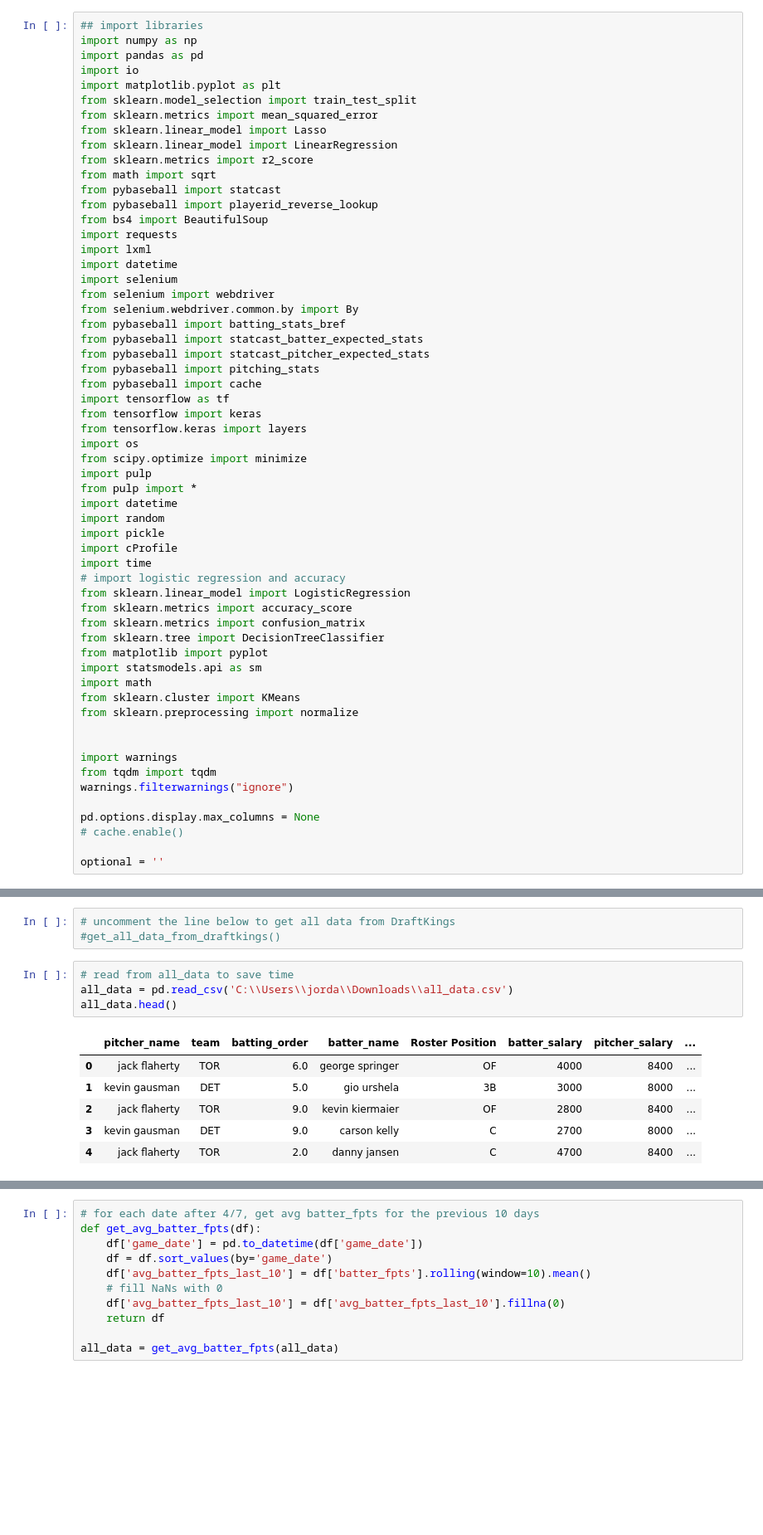
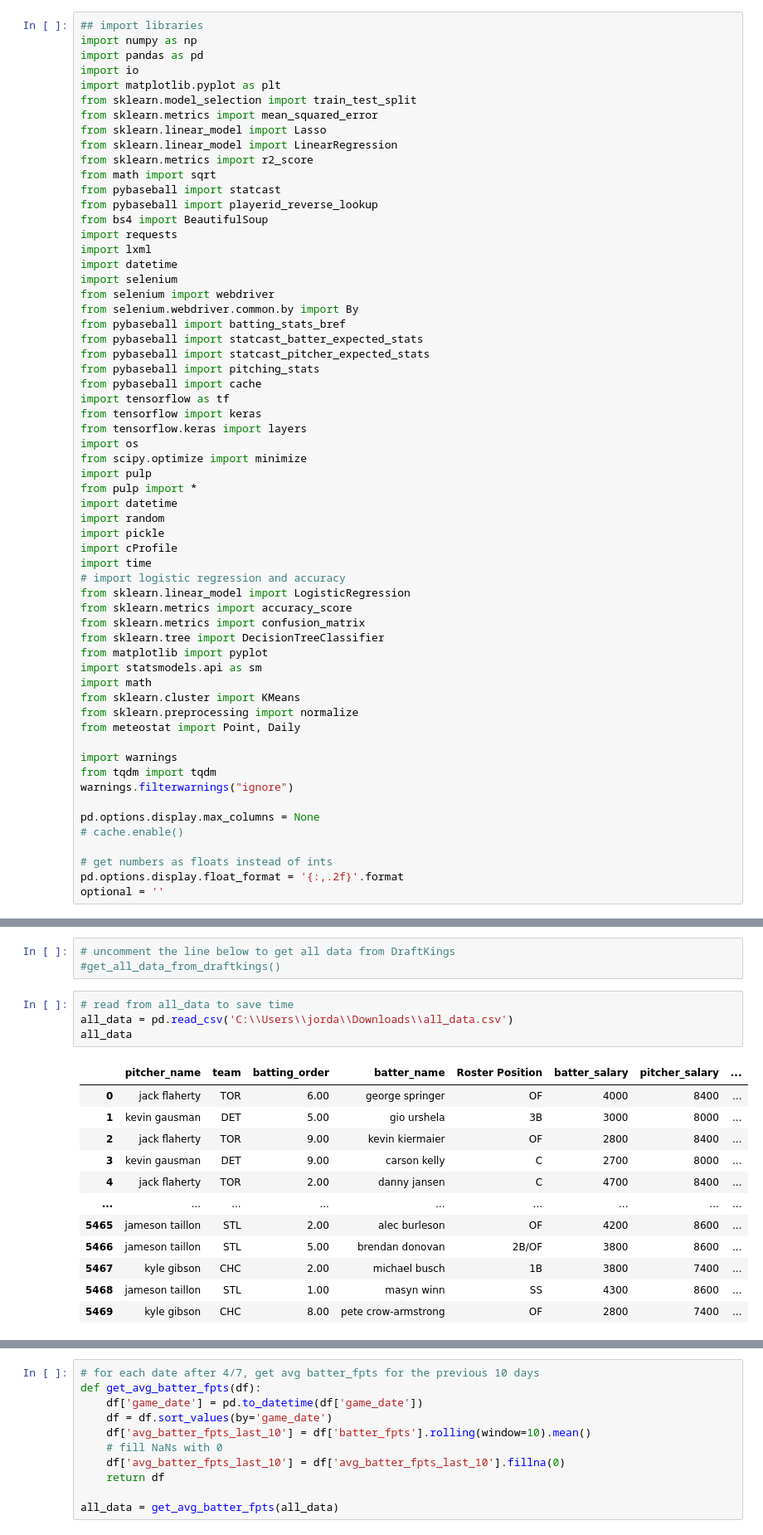
Before and after one commit to mcglade8/MLB, a Jupyter notebook: baseball_python.ipynb, the cells around one changed output, grey strips where cells are left out. Shown at 83% size. Drawn from its saved outputs; the diff is of its cells as text; blank space fills up the shorter version.

```diff
--- a/baseball_python.ipynb
+++ b/baseball_python.ipynb
@@ -46,7 +46,7 @@ import statsmodels.api as sm
 import math
 from sklearn.cluster import KMeans
 from sklearn.preprocessing import normalize
-
+from meteostat import Point, Daily
 
 import warnings
 from tqdm import tqdm
@@ -55,6 +55,8 @@ warnings.filterwarnings("ignore")
 pd.options.display.max_columns = None
 # cache.enable()
 
+# get numbers as floats instead of ints
+pd.options.display.float_format = '{:,.2f}'.format
 optional = ''
 # %%
 # functions
@@ -1426,11 +1503,17 @@ Below, use to get all old contest data; should not be run more than once per day
 # %%
 # read from all_data to save time
 all_data = pd.read_csv('C:\\Users\\jorda\\Downloads\\all_data.csv')
-all_data.head()
+all_data
 # %% [output]
 |  | pitcher_name | team | batting_order | batter_name | Roster Position | batter_salary | pitcher_salary | ... |
-| 0 | jack flaherty | TOR | 6.0 | george springer | OF | 4000 | 8400 | ... |
-| 1 | kevin gausman | DET | 5.0 | gio urshela | 3B | 3000 | 8000 | ... |
-| 2 | jack flaherty | TOR | 9.0 | kevin kiermaier | OF | 2800 | 8400 | ... |
-| 3 | kevin gausman | DET | 9.0 | carson kelly | C | 2700 | 8000 | ... |
-| 4 | jack flaherty | TOR | 2.0 | danny jansen | C | 4700 | 8400 | ... |
+| 0 | jack flaherty | TOR | 6.00 | george springer | OF | 4000 | 8400 | ... |
+| 1 | kevin gausman | DET | 5.00 | gio urshela | 3B | 3000 | 8000 | ... |
+| 2 | jack flaherty | TOR | 9.00 | kevin kiermaier | OF | 2800 | 8400 | ... |
+| 3 | kevin gausman | DET | 9.00 | carson kelly | C | 2700 | 8000 | ... |
+| 4 | jack flaherty | TOR | 2.00 | danny jansen | C | 4700 | 8400 | ... |
+| ... | ... | ... | ... | ... | ... | ... | ... | ... |
+| 5465 | jameson taillon | STL | 2.00 | alec burleson | OF | 4200 | 8600 | ... |
+| 5466 | jameson taillon | STL | 5.00 | brendan donovan | 2B/OF | 3800 | 8600 | ... |
+| 5467 | kyle gibson | CHC | 2.00 | michael busch | 1B | 3800 | 7400 | ... |
+| 5468 | jameson taillon | STL | 1.00 | masyn winn | SS | 4300 | 8600 | ... |
+| 5469 | kyle gibson | CHC | 8.00 | pete crow-armstrong | OF | 2800 | 7400 | ... |
```
Also changed, not shown: parts of 74 cells of this notebook.
